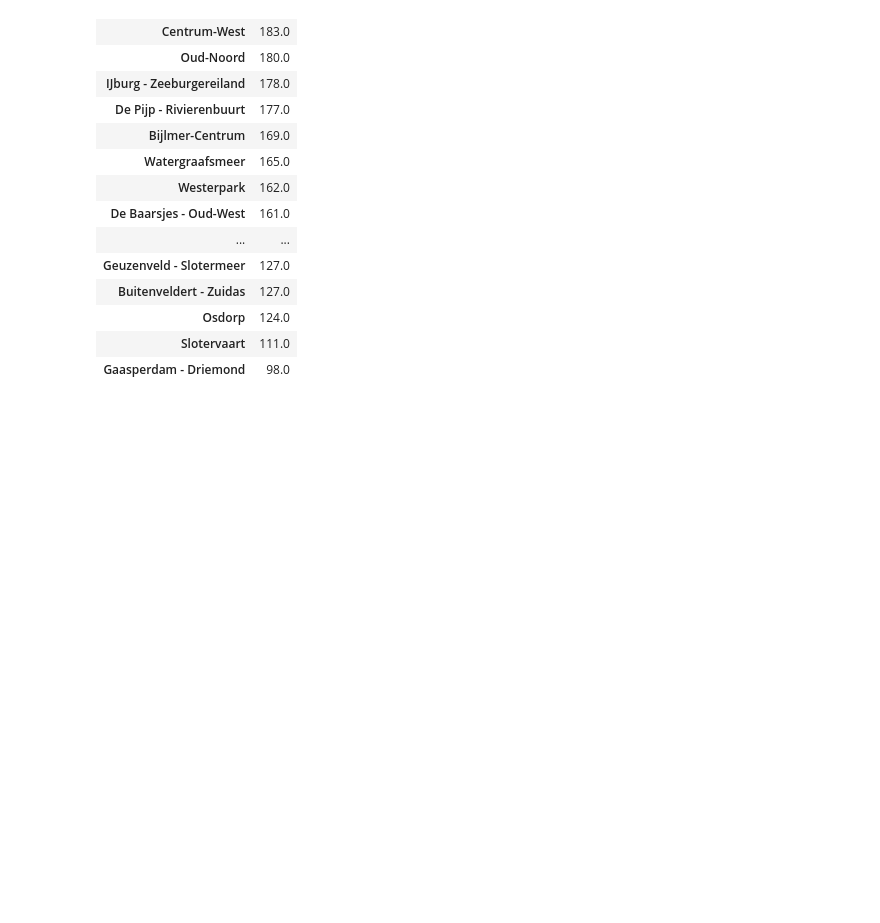
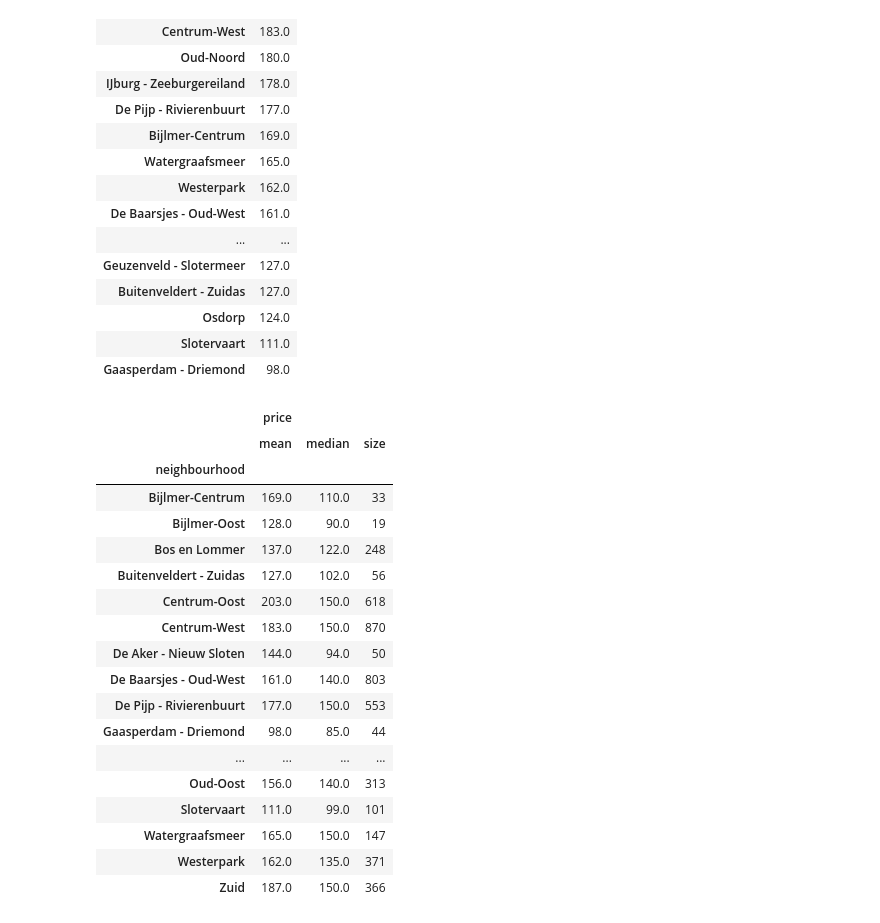
Before and after one commit to matiascabrejos/IA-Humai, a Jupyter notebook: df_airbnb.ipynb, the cells around one changed output. Drawn from its saved outputs; the diff is of its cells as text; code cells hidden in the pictures; blank space fills up the shorter version.

```diff
--- a/df_airbnb.ipynb
+++ b/df_airbnb.ipynb
@@ -56,6 +56,30 @@ df_price_3.round().sort_values('price', ascending=False)
 | Osdorp | 124.0 |
 | Slotervaart | 111.0 |
 | Gaasperdam - Driemond | 98.0 |
+# %%
+df_group = df_airbnb.groupby('neighbourhood').aggregate({
+                                        'price':['mean','median','size']})
+df_group.round()
+# %% [output]
+|  | price |  |  |
+|  | mean | median | size |
+| neighbourhood |  |  |  |
+| Bijlmer-Centrum | 169.0 | 110.0 | 33 |
+| Bijlmer-Oost | 128.0 | 90.0 | 19 |
+| Bos en Lommer | 137.0 | 122.0 | 248 |
+| Buitenveldert - Zuidas | 127.0 | 102.0 | 56 |
+| Centrum-Oost | 203.0 | 150.0 | 618 |
+| Centrum-West | 183.0 | 150.0 | 870 |
+| De Aker - Nieuw Sloten | 144.0 | 94.0 | 50 |
+| De Baarsjes - Oud-West | 161.0 | 140.0 | 803 |
+| De Pijp - Rivierenbuurt | 177.0 | 150.0 | 553 |
+| Gaasperdam - Driemond | 98.0 | 85.0 | 44 |
+| ... | ... | ... | ... |
+| Oud-Oost | 156.0 | 140.0 | 313 |
+| Slotervaart | 111.0 | 99.0 | 101 |
+| Watergraafsmeer | 165.0 | 150.0 | 147 |
+| Westerpark | 162.0 | 135.0 | 371 |
+| Zuid | 187.0 | 150.0 | 366 |
 # %%
 df_price_2 = df_airbnb.pivot_table(
     index=['neighbourhood', 'name', 'room_type'],
```
